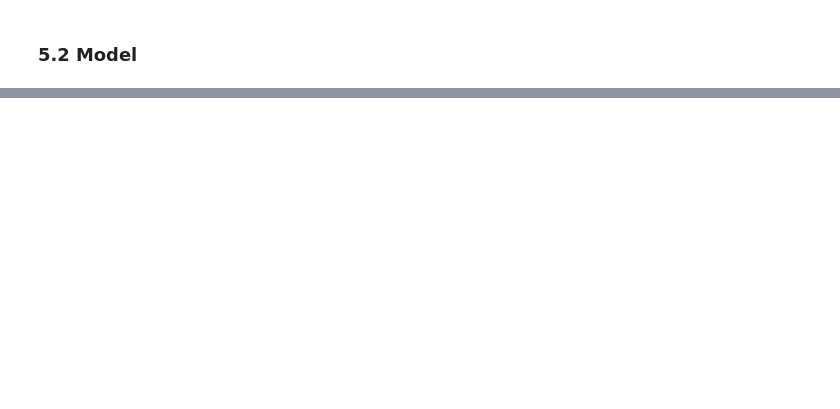
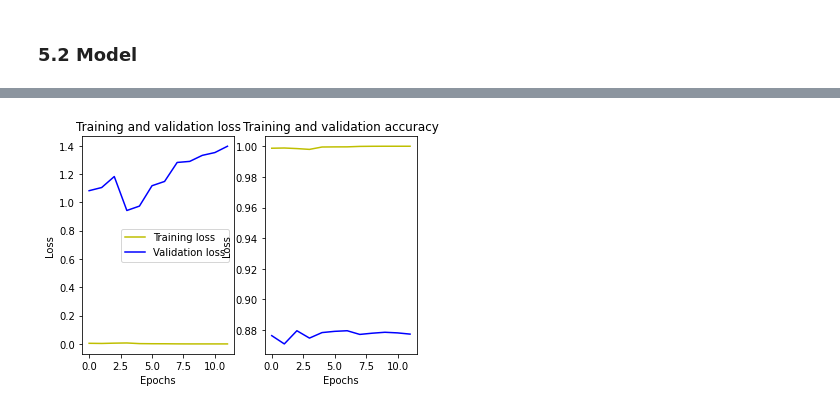
Before and after one commit to m-dziuba/NLP_imdb, a Jupyter notebook: nlp_imdb.ipynb, the cells around one changed output, grey strips where cells are left out. Saved outputs shown, nothing was run; the diff lists cells and outputs as text; code cells hidden in the pictures; blank space fills up the shorter version.

```diff
--- a/nlp_imdb.ipynb
+++ b/nlp_imdb.ipynb
@@ -390,0 +439,24 @@ AttributeError: 'list' object has no attribute 'shape'
+# %%
+def plot_model_performance(history):
+       loss = history.history['loss']
+       accuracy = history.history['accuracy']
+       val_loss = history.history['val_loss']
+       val_accuracy = history.history['val_accuracy']
+       x_axis = [i for i in range(len(loss))]
+
+
+       _, sub = plt.subplots(1, 2)
+       sub[0].plot(x_axis, loss, 'y', label="Training loss")
+       sub[0].plot(x_axis, val_loss, 'b', label="Validation loss")
+       sub[0].set_title("Training and validation loss")
+       sub[0].set_xlabel("Epochs")
+       sub[0].set_ylabel("Loss")
+       sub[0].legend()
+
+       sub[1].plot(x_axis, accuracy, 'y', label="Training accuracy")
+       sub[1].plot(x_axis, val_accuracy, 'b', label="Validation accuracy")
+       sub[1].set_title("Training and validation accuracy")
+       sub[1].set_xlabel("Epochs")
+       sub[1].set_ylabel("Loss")
+# %%
+own_history = train_model(own_model, 40, 128)
@@ -390,0 +481,4 @@ AttributeError: 'list' object has no attribute 'shape'
+# %%
+plot_model_performance(own_history)
+# %% [output]
+[figure, added]
```
Also changed, not shown: parts of 10 cells of this notebook, 1 other file.
